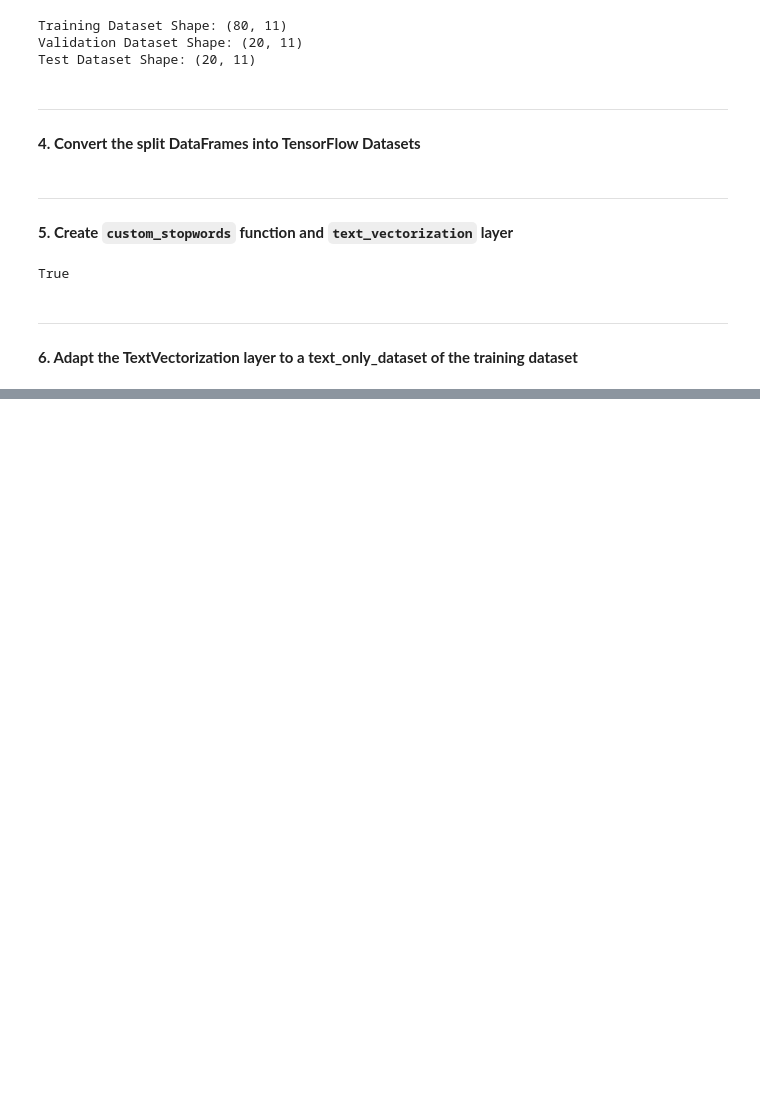
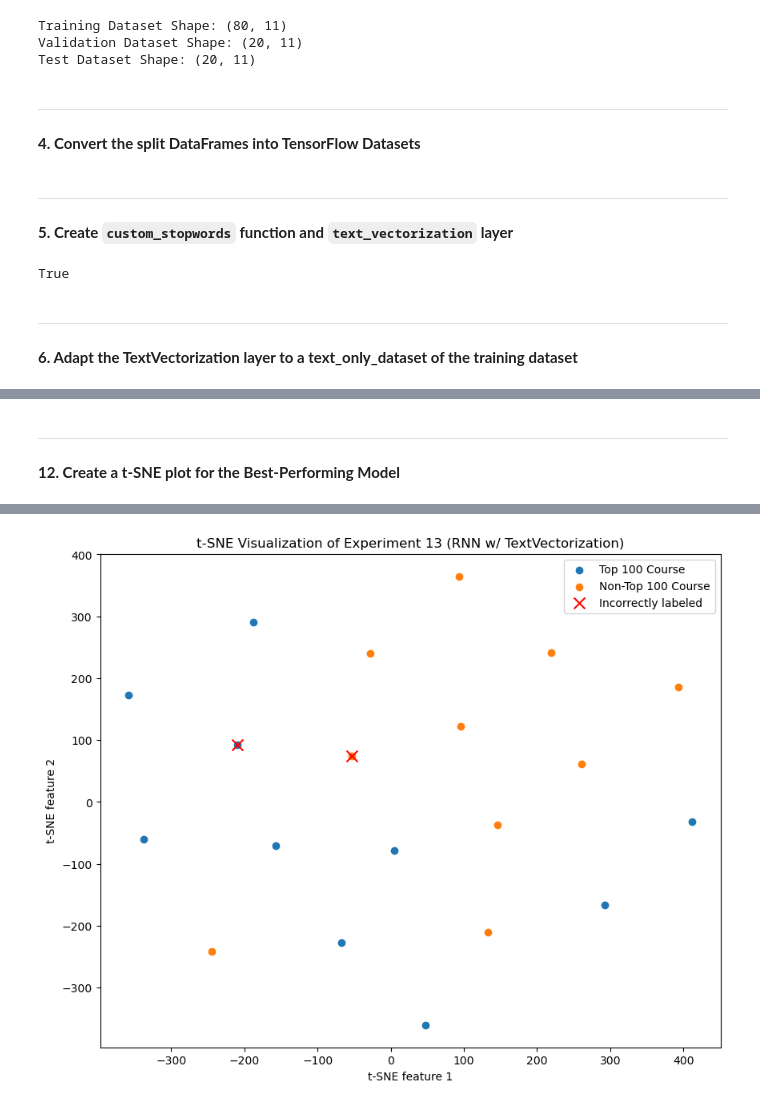
Before and after one commit to stefanjenss/Expanding-Insights-In-Golf-Course-Excellence, a Jupyter notebook: P6-EXP-13_Expanded_Analysis_V2.ipynb, the cells around one changed output, grey strips where cells are left out. Drawn from its saved outputs; the diff is of its cells as text; code cells hidden in the pictures; blank space fills up the shorter version.

```diff
--- a/P6-EXP-13_Expanded_Analysis_V2.ipynb
+++ b/P6-EXP-13_Expanded_Analysis_V2.ipynb
@@ -305,0 +285,35 @@ plot_training_history(history)
+# %% [markdown]
+----
+**12. Create a t-SNE plot for the Best-Performing Model**
+# %%
+def plot_tsne(embeddings, y_true, y_pred_classes):
+    tsne = TSNE(n_components=2, random_state=42, perplexity=min(30, embeddings.shape[0]-1))
+    tsne_results = tsne.fit_transform(embeddings)
+
+    # Identify incorrectly labeled points
+    incorrect_idx = np.where(y_true != y_pred_classes)[0]
+
+    plt.figure(figsize=(10, 8))
+    labels = ['Top 100 Course', 'Non-Top 100 Course']
+    for label in np.unique(y_true):
+        idx = np.where(y_true == label)[0]
+        plt.scatter(tsne_results[idx, 0], tsne_results[idx, 1], label=labels[label])
+
+    plt.scatter(tsne_results[incorrect_idx, 0], tsne_results[incorrect_idx, 1], c='red', marker='x', s=100, label='Incorrectly labeled')
+    plt.legend()
+    plt.title('t-SNE Visualization of Experiment 13 (RNN w/ TextVectorization)')
+    plt.xlabel('t-SNE feature 1')
+    plt.ylabel('t-SNE feature 2')
+    plt.show()
+
+# Get embeddings from the layer before the final dense layer
+embedding_model = keras.Model(inputs=model.input, outputs=model.layers[-2].output)
+embeddings = embedding_model.predict(int_test_ds)
+
+# Flatten the embeddings if necessary
+if len(embeddings.shape) > 2:
+    embeddings = embeddings.reshape(embeddings.shape[0], -1)
+
+# Call the function
+plot_tsne(embeddings, y_true, y_pred_classes)
+# %% [output]
@@ -305,0 +321 @@ plot_training_history(history)
+[figure, added]
```
Also changed, not shown: parts of 19 cells of this notebook.
